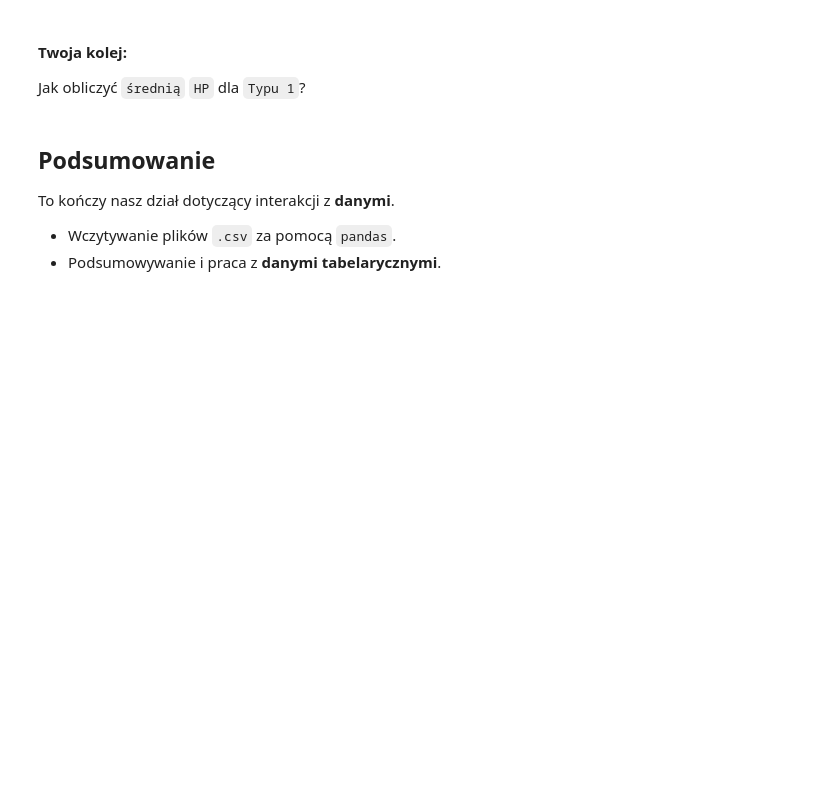
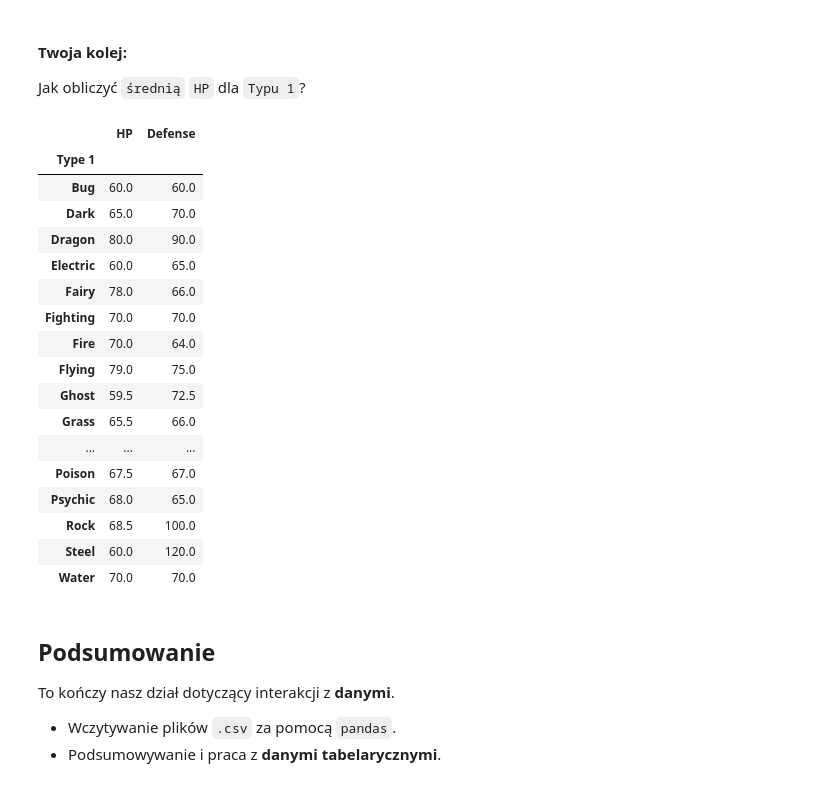
Before and after one commit to wignusia/sad, a Jupyter notebook: 02-review2.ipynb, the cells around one changed output. Drawn from its saved outputs; the diff is of its cells as text; code cells hidden in the pictures; blank space fills up the shorter version.

```diff
--- a/02-review2.ipynb
+++ b/02-review2.ipynb
@@ -291,7 +297,29 @@ Jak obliczyć `medianę` `Obrony` według statusu `Legendarnego`?
 
 Jak obliczyć `średnią` `HP` dla `Typu 1`?
 # %%
-### Twoje rozwiązanie tutaj
+#df_pokemon[['Type 1','HP', 'Defense']].groupby('HP').median
+df_pokemon[['Type 1', 'HP', 'Defense']].groupby('Type 1').median()
+
+#df_pokemon[df_pokemon['HP']].groupby('Type 1').median()
+# %% [output]
+|  | HP | Defense |
+| Type 1 |  |  |
+| Bug | 60.0 | 60.0 |
+| Dark | 65.0 | 70.0 |
+| Dragon | 80.0 | 90.0 |
+| Electric | 60.0 | 65.0 |
+| Fairy | 78.0 | 66.0 |
+| Fighting | 70.0 | 70.0 |
+| Fire | 70.0 | 64.0 |
+| Flying | 79.0 | 75.0 |
+| Ghost | 59.5 | 72.5 |
+| Grass | 65.5 | 66.0 |
+| ... | ... | ... |
+| Poison | 67.5 | 67.0 |
+| Psychic | 68.0 | 65.0 |
+| Rock | 68.5 | 100.0 |
+| Steel | 60.0 | 120.0 |
+| Water | 70.0 | 70.0 |
 # %%
 # Odkomentuj następującą linię, aby zobaczyć rozwiązanie:
 # %load ./solutions/solution6.py
```
Also changed, not shown: parts of 4 cells of this notebook, 1 other file.
